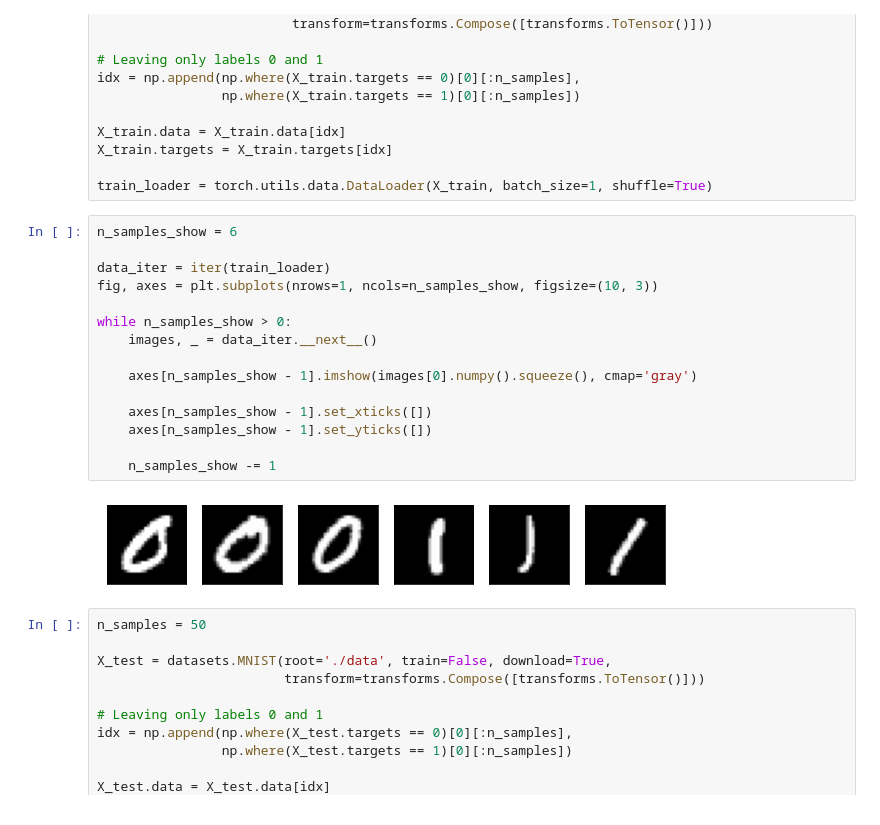
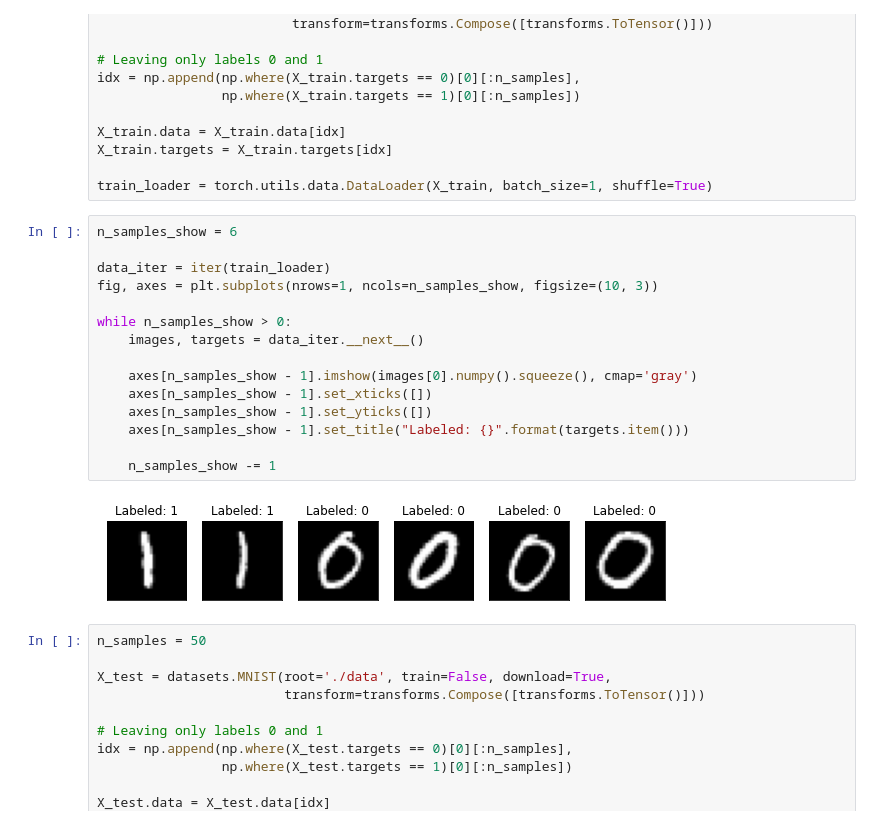
Before and after one commit to asakhnenko/EntangledSolutions, a Jupyter notebook: hybrid_cnn_qiskit.ipynb, the cells around one changed output. Drawn from its saved outputs; the diff is of its cells as text.

```diff
--- a/hybrid_cnn_qiskit.ipynb
+++ b/hybrid_cnn_qiskit.ipynb
@@ -114,20 +121,20 @@ train_loader = torch.utils.data.DataLoader(X_train, batch_size=1, shuffle=True)
 # %%
 n_samples_show = 6
 
 data_iter = iter(train_loader)
 fig, axes = plt.subplots(nrows=1, ncols=n_samples_show, figsize=(10, 3))
 
 while n_samples_show > 0:
-    images, _ = data_iter.__next__()
+    images, targets = data_iter.__next__()
 
     axes[n_samples_show - 1].imshow(images[0].numpy().squeeze(), cmap='gray')
-
     axes[n_samples_show - 1].set_xticks([])
     axes[n_samples_show - 1].set_yticks([])
+    axes[n_samples_show - 1].set_title("Labeled: {}".format(targets.item()))
 
     n_samples_show -= 1
 # %% [output]
-[figure, old version]
+[figure, new version]
 # %%
 n_samples = 50
 
```
Also changed, not shown: parts of 16 cells of this notebook.
